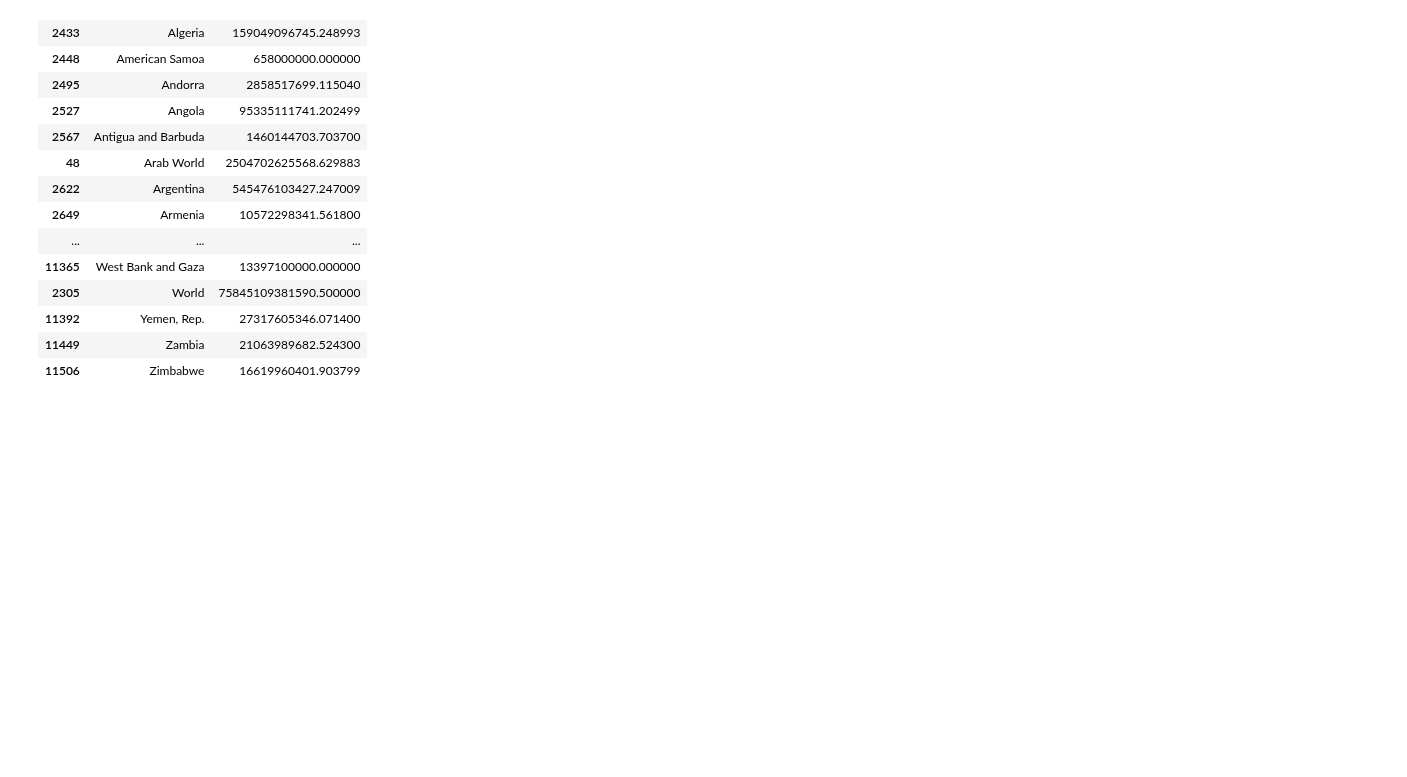
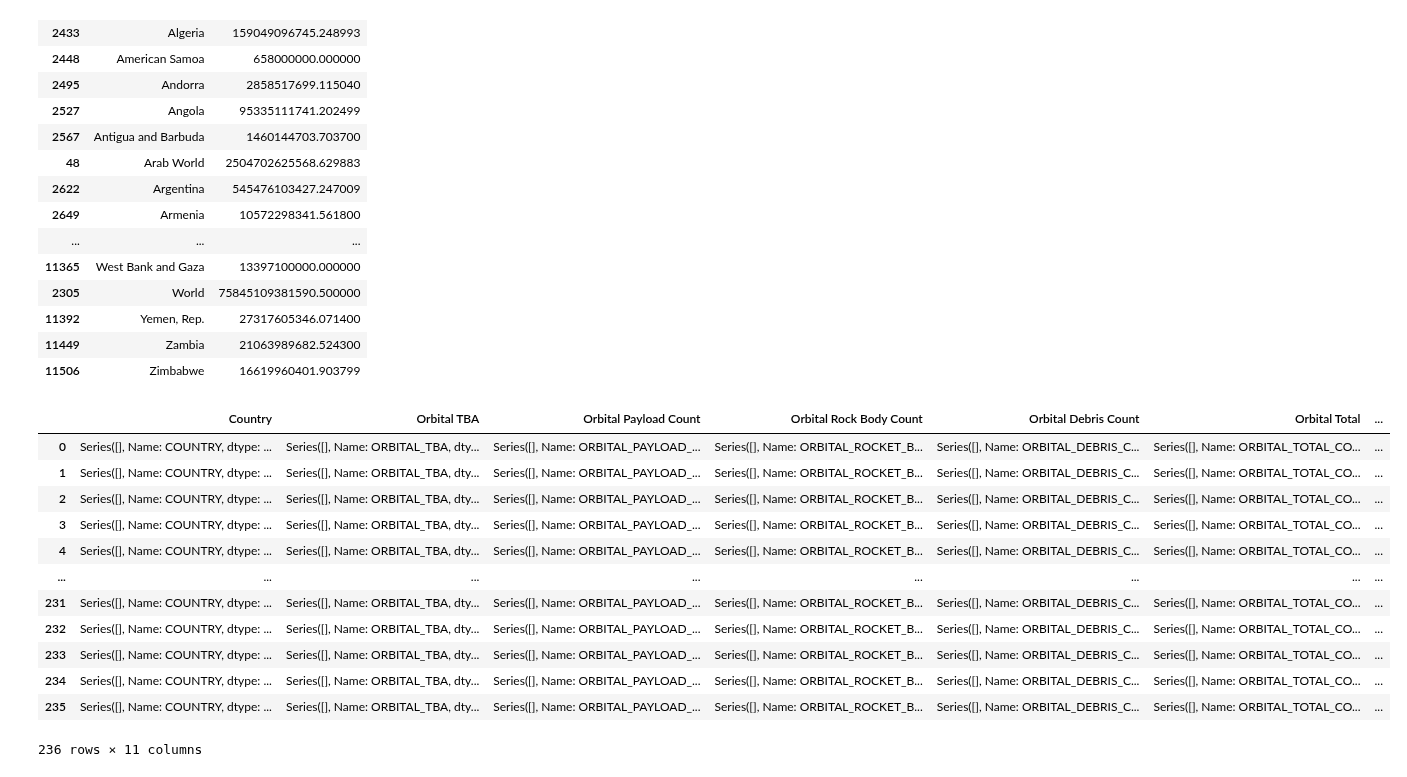
Before and after one commit to doublealogic/armageddon-neo-objects-space-junk, a Jupyter notebook: Data_Retrieval/space_track.ipynb, the cells around one changed output. Saved outputs shown, nothing was run; the diff lists cells and outputs as text; code cells hidden in the pictures; blank space fills up the shorter version.

Commit message:
almost finished with data clean up

```diff
--- a/Data_Retrieval/space_track.ipynb
+++ b/Data_Retrieval/space_track.ipynb
@@ -108,3 +108,52 @@ sorted_styled
 | 11392 | Yemen, Rep. | 27317605346.071400 |
 | 11449 | Zambia | 21063989682.524300 |
 | 11506 | Zimbabwe | 16619960401.903799 |
+# %%
+countries_list = sort_gdp["Country Name"].to_list()
+final_df_dict = []
+#print(countries_list)
+for i, countrys in enumerate(countries_list):
+    try:
+        country_ref = boxscore_df.loc[boxscore_df["COUNTRY"]== countrys,"COUNTRY"]
+        orb_tba_ref = boxscore_df.loc[boxscore_df["COUNTRY"]== countrys,"ORBITAL_TBA"]
+        orb_pc_ref = boxscore_df.loc[boxscore_df["COUNTRY"]== countrys,"ORBITAL_PAYLOAD_COUNT"]
+        orb_rbc_ref = boxscore_df.loc[boxscore_df["COUNTRY"]== countrys,"ORBITAL_ROCKET_BODY_COUNT"]
+        orb_d_ref = boxscore_df.loc[boxscore_df["COUNTRY"]== countrys,"ORBITAL_DEBRIS_COUNT"]
+        orb_tot = boxscore_df.loc[boxscore_df["COUNTRY"]== countrys,"ORBITAL_TOTAL_COUNT"]
+        dec_pc_ref = boxscore_df.loc[boxscore_df["COUNTRY"]== countrys,"DECAYED_PAYLOAD_COUNT"]
+        dec_rbc_ref = boxscore_df.loc[boxscore_df["COUNTRY"]== countrys,"DECAYED_ROCKET_BODY_COUNT"]
+        dec_d_ref = boxscore_df.loc[boxscore_df["COUNTRY"]== countrys,"DECAYED_DEBRIS_COUNT"]
+        dec_tot = boxscore_df.loc[boxscore_df["COUNTRY"]== countrys,"DECAYED_TOTAL_COUNT"]
+        tot_ref = boxscore_df.loc[boxscore_df["COUNTRY"]== countrys,"COUNTRY_TOTAL"]
+
+        final_df_dict.append({"Country":country_ref,
+                              "Orbital TBA":orb_tba_ref,
+                              "Orbital Payload Count":orb_pc_ref,
+                              "Orbital Rock Body Count":orb_rbc_ref,
+                              "Orbital Debris Count":orb_d_ref,
+                              "Orbital Total":orb_tot,
+                              "Decayed Payload Count":dec_pc_ref,
+                              "Decayed Rocket Body Count":dec_d_ref,
+                              "Decayed Debris Count":dec_d_ref,
+                              "Decayed Total":dec_tot,
+                              "Total":tot_ref})
+    except:
+        pass
+
+final_df = pd.DataFrame.from_dict(final_df_dict)
+
+final_df
+# %% [output]
+|  | Country | Orbital TBA | Orbital Payload Count | Orbital Rock Body Count | Orbital Debris Count | Orbital Total | ... |
+| 0 | Series([], Name: COUNTRY, dtype: ... | Series([], Name: ORBITAL_TBA, dty... | Series([], Name: ORBITAL_PAYLOAD_... | Series([], Name: ORBITAL_ROCKET_B... | Series([], Name: ORBITAL_DEBRIS_C... | Series([], Name: ORBITAL_TOTAL_CO... | ... |
+| 1 | Series([], Name: COUNTRY, dtype: ... | Series([], Name: ORBITAL_TBA, dty... | Series([], Name: ORBITAL_PAYLOAD_... | Series([], Name: ORBITAL_ROCKET_B... | Series([], Name: ORBITAL_DEBRIS_C... | Series([], Name: ORBITAL_TOTAL_CO... | ... |
+| 2 | Series([], Name: COUNTRY, dtype: ... | Series([], Name: ORBITAL_TBA, dty... | Series([], Name: ORBITAL_PAYLOAD_... | Series([], Name: ORBITAL_ROCKET_B... | Series([], Name: ORBITAL_DEBRIS_C... | Series([], Name: ORBITAL_TOTAL_CO... | ... |
+| 3 | Series([], Name: COUNTRY, dtype: ... | Series([], Name: ORBITAL_TBA, dty... | Series([], Name: ORBITAL_PAYLOAD_... | Series([], Name: ORBITAL_ROCKET_B... | Series([], Name: ORBITAL_DEBRIS_C... | Series([], Name: ORBITAL_TOTAL_CO... | ... |
+| 4 | Series([], Name: COUNTRY, dtype: ... | Series([], Name: ORBITAL_TBA, dty... | Series([], Name: ORBITAL_PAYLOAD_... | Series([], Name: ORBITAL_ROCKET_B... | Series([], Name: ORBITAL_DEBRIS_C... | Series([], Name: ORBITAL_TOTAL_CO... | ... |
+| ... | ... | ... | ... | ... | ... | ... | ... |
+| 231 | Series([], Name: COUNTRY, dtype: ... | Series([], Name: ORBITAL_TBA, dty... | Series([], Name: ORBITAL_PAYLOAD_... | Series([], Name: ORBITAL_ROCKET_B... | Series([], Name: ORBITAL_DEBRIS_C... | Series([], Name: ORBITAL_TOTAL_CO... | ... |
+| 232 | Series([], Name: COUNTRY, dtype: ... | Series([], Name: ORBITAL_TBA, dty... | Series([], Name: ORBITAL_PAYLOAD_... | Series([], Name: ORBITAL_ROCKET_B... | Series([], Name: ORBITAL_DEBRIS_C... | Series([], Name: ORBITAL_TOTAL_CO... | ... |
+| 233 | Series([], Name: COUNTRY, dtype: ... | Series([], Name: ORBITAL_TBA, dty... | Series([], Name: ORBITAL_PAYLOAD_... | Series([], Name: ORBITAL_ROCKET_B... | Series([], Name: ORBITAL_DEBRIS_C... | Series([], Name: ORBITAL_TOTAL_CO... | ... |
+| 234 | Series([], Name: COUNTRY, dtype: ... | Series([], Name: ORBITAL_TBA, dty... | Series([], Name: ORBITAL_PAYLOAD_... | Series([], Name: ORBITAL_ROCKET_B... | Series([], Name: ORBITAL_DEBRIS_C... | Series([], Name: ORBITAL_TOTAL_CO... | ... |
+| 235 | Series([], Name: COUNTRY, dtype: ... | Series([], Name: ORBITAL_TBA, dty... | Series([], Name: ORBITAL_PAYLOAD_... | Series([], Name: ORBITAL_ROCKET_B... | Series([], Name: ORBITAL_DEBRIS_C... | Series([], Name: ORBITAL_TOTAL_CO... | ... |
+236 rows × 11 columns
```
